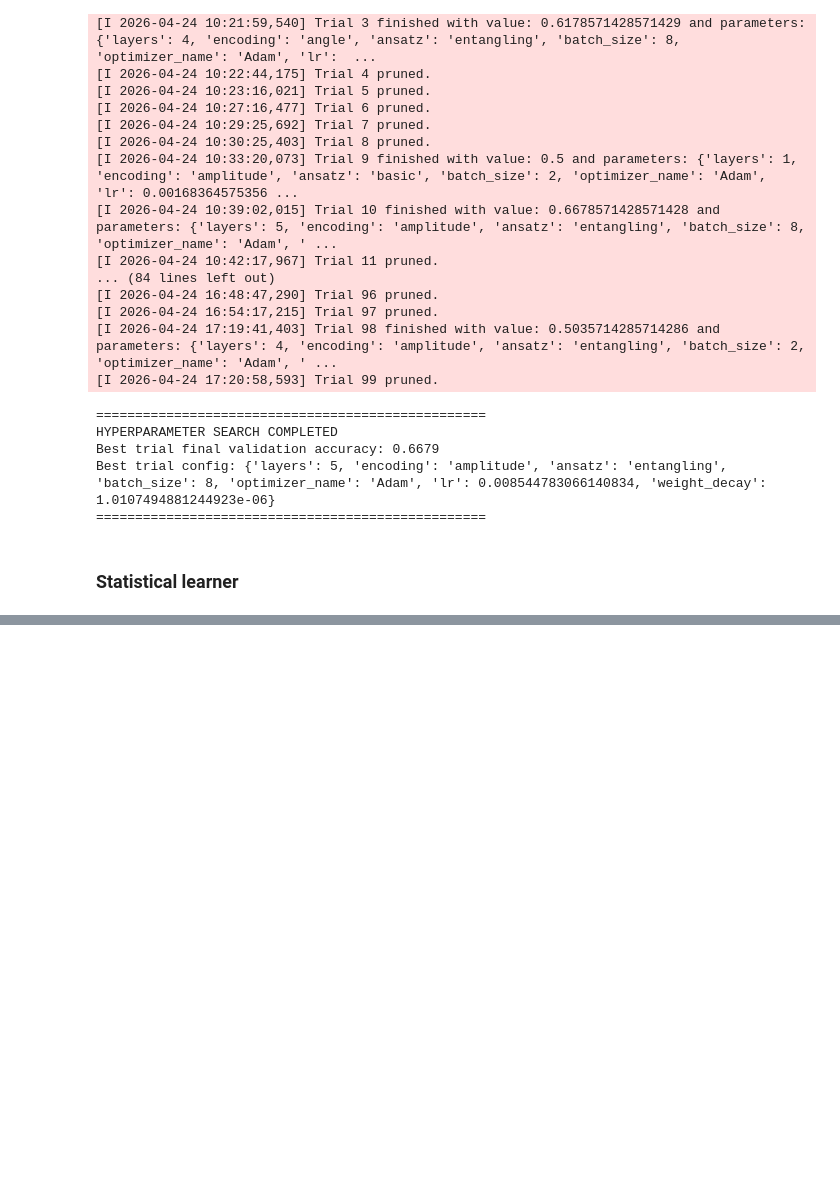
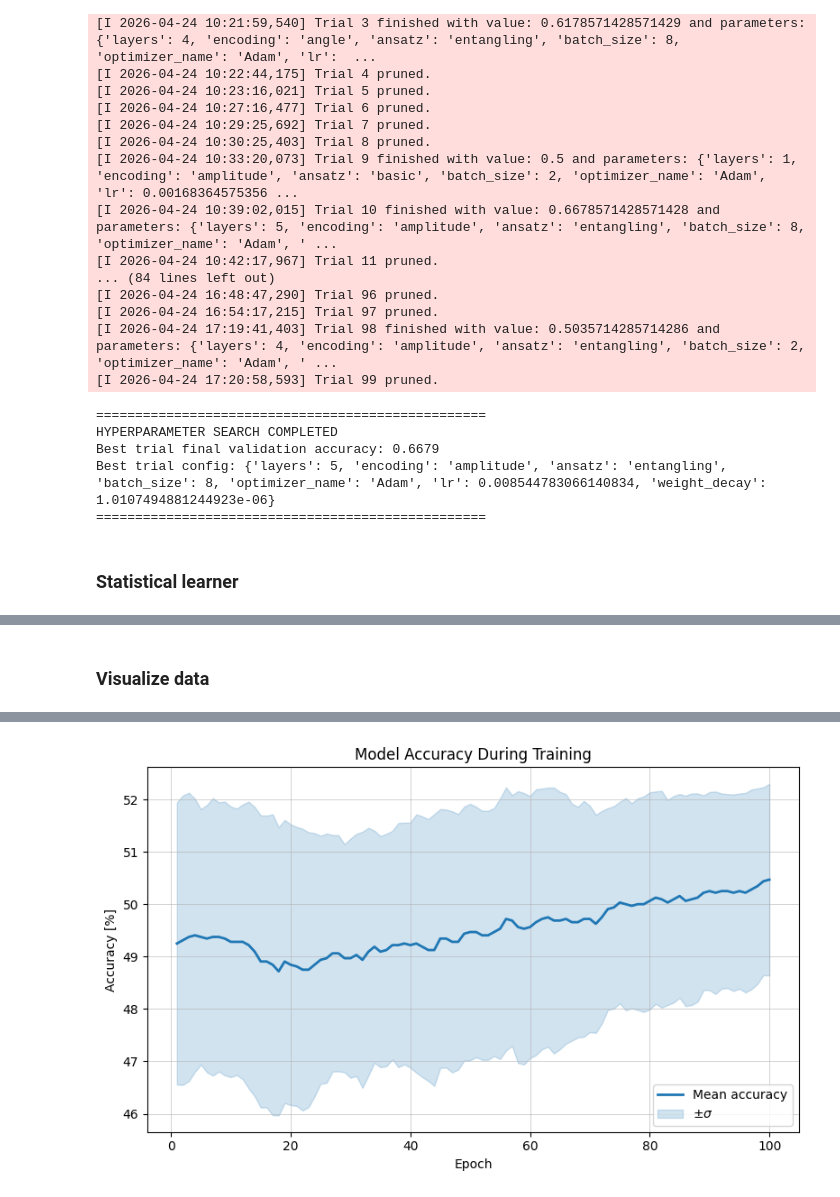
Before and after one commit to AdrianPanasiewicz/QML_for_radar_classification, a Jupyter notebook: MachineLearning/training_pipeline.ipynb, the cells around one changed output, grey strips where cells are left out. Drawn from its saved outputs; the diff is of its cells as text; code cells hidden in the pictures; blank space fills up the shorter version.

```diff
--- a/MachineLearning/training_pipeline.ipynb
+++ b/MachineLearning/training_pipeline.ipynb
@@ -630,8 +645,6 @@ PROJECT_ROOT = Path().cwd().parent
 training_path = PROJECT_ROOT / "Data" / "Datasets" / "time_domain" / "training_dataset.pkl"
 validating_path = PROJECT_ROOT / "Data" / "Datasets" / "time_domain" / "validating_dataset.pkl"
 testing_path = PROJECT_ROOT / "Data" / "Datasets" / "time_domain" / "testing_dataset.pkl"
-
-trainer = StatisticalTrainer(training_path, validating_path, testing_path, criterion=nn.BCELoss())
 
 model_config = {
     "n_qubits"  : 10,
@@ -642,21 +655,28 @@ model_config = {
 }
 
 training_config = {
-    "batch_size": 4,
-    "device": "cpu",
+    "number_of_training_workers" : 4,
+    "number_of_validating_workers" : 2,
+    "number_of_testing_workers" : 2,
+    "batch_size": 32,
+    "device": "cuda" if torch.cuda.is_available() else "cpu",
+    "epochs": 100,
+    'number_of_trials': 10,
     "optimizer": {
         "name" : "Adam",
-        "lr": 3e-02,
-        "momentum": 0.9,
-        "weight_decay": 1e-4,
-    },
-    "epochs": 2,
-    "number_of_trials": 1
+        "lr": 1e-4,
+        "momentum": 0.8,
+        "weight_decay": 1e-6
+        },
+    "regularization": {
+        "type": "l1",
+        "lambda": 1e-6
+        },
 }
-
 config = {
     "model_config" : model_config,
     "training_config" : training_config,
 }
 
-results = trainer.train_model(QuantumNeuralNetwork, config)
+trainer = StatisticalTrainer(training_path, validating_path, testing_path, criterion=nn.BCELoss())
+net, metrics_dict_qnn = trainer.train_model(QuantumNeuralNetwork, config)
@@ -671,0 +683,6 @@ plotter.plot_statistics(means, stds)
+# %% [markdown]
+### Visualize data
+# %%
+plotter = DataVisualizer(language="english")
+plotter.plot_training_chart(metrics_dict_qnn)
+# %% [output]
@@ -671,0 +691 @@ plotter.plot_statistics(means, stds)
+[figure, added]
```
Also changed, not shown: parts of 10 cells of this notebook, 4 other files.
